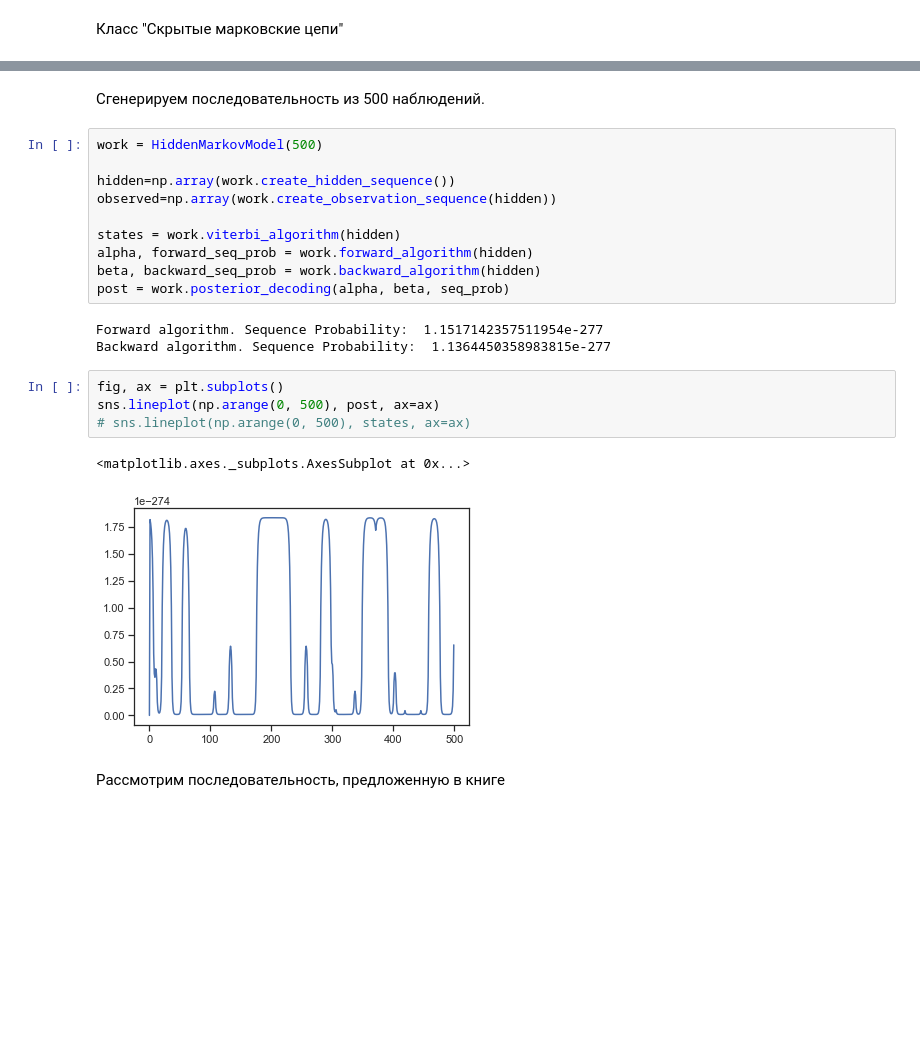
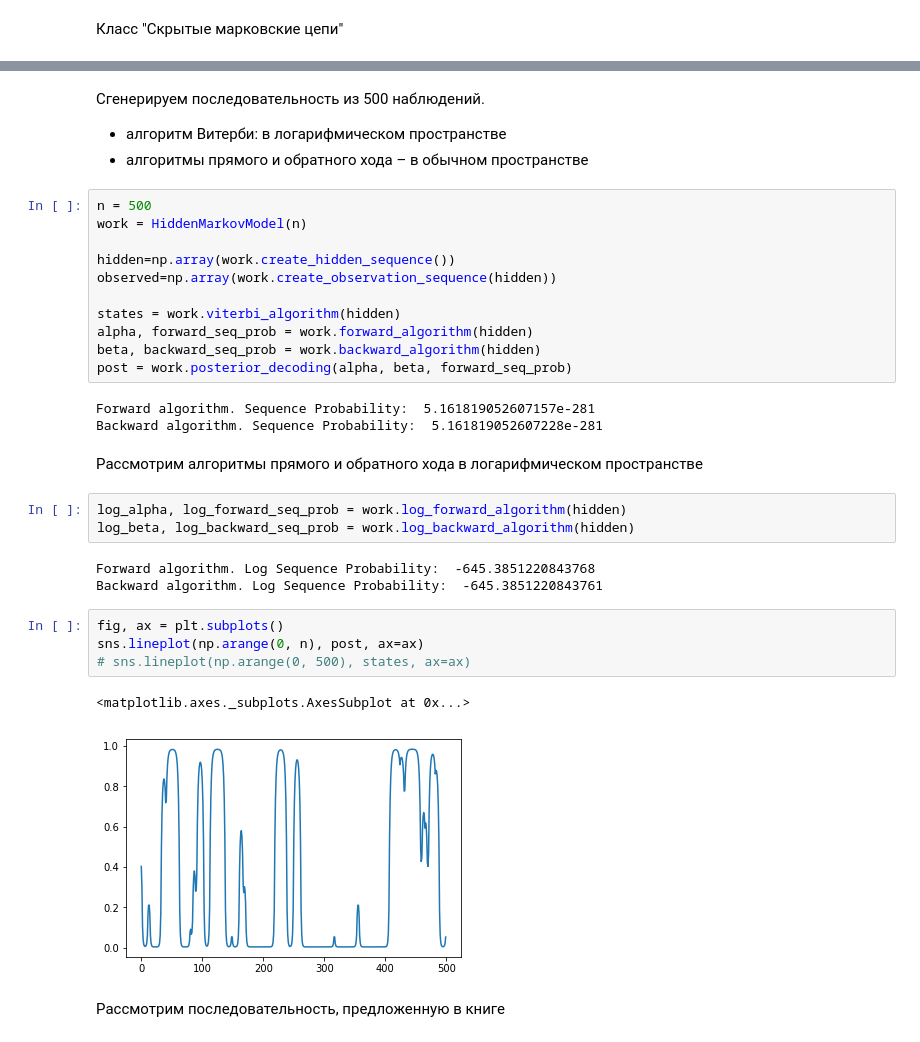
Before and after one commit to danswerin/HMM, a Jupyter notebook: HMM_DanilovaEA.ipynb, the cells around one changed output, grey strips where cells are left out. Cells and saved outputs as stored; diff of their text form; blank space fills up the shorter version.

```diff
--- a/HMM_DanilovaEA.ipynb
+++ b/HMM_DanilovaEA.ipynb
@@ -119,10 +194,13 @@ class HiddenMarkovModel:
         for i in range(length):
             out[i] = self.next_state(self.B[hidden_sequence[i]])
         return out
-# %% [markdown]
-Сгенерируем последовательность из 500 наблюдений.
+# %% [markdown]
+Сгенерируем последовательность из 500 наблюдений.
+- алгоритм Витерби: в логарифмическом пространстве
+- алгоритмы прямого и обратного хода – в обычном пространстве
 # %%
-work = HiddenMarkovModel(500)
+n = 500
+work = HiddenMarkovModel(n)
 
 hidden=np.array(work.create_hidden_sequence())
 observed=np.array(work.create_observation_sequence(hidden))
@@ -130,17 +208,25 @@ observed=np.array(work.create_observation_sequence(hidden))
 states = work.viterbi_algorithm(hidden)
 alpha, forward_seq_prob = work.forward_algorithm(hidden)
 beta, backward_seq_prob = work.backward_algorithm(hidden)
-post = work.posterior_decoding(alpha, beta, seq_prob)
+post = work.posterior_decoding(alpha, beta, forward_seq_prob)
 # %% [output]
-Forward algorithm. Sequence Probability:  1.1517142357511954e-277
-Backward algorithm. Sequence Probability:  1.1364450358983815e-277
+Forward algorithm. Sequence Probability:  5.161819052607157e-281
+Backward algorithm. Sequence Probability:  5.161819052607228e-281
+# %% [markdown]
+Рассмотрим алгоритмы прямого и обратного хода в логарифмическом пространстве
+# %%
+log_alpha, log_forward_seq_prob = work.log_forward_algorithm(hidden)
+log_beta, log_backward_seq_prob = work.log_backward_algorithm(hidden)
+# %% [output]
+Forward algorithm. Log Sequence Probability:  -645.3851220843768
+Backward algorithm. Log Sequence Probability:  -645.3851220843761
 # %%
 fig, ax = plt.subplots()
-sns.lineplot(np.arange(0, 500), post, ax=ax)
+sns.lineplot(np.arange(0, n), post, ax=ax)
 # sns.lineplot(np.arange(0, 500), states, ax=ax)
 # %% [output]
 <matplotlib.axes._subplots.AxesSubplot at 0x...>
-[figure, old version]
+[figure, new version]
 # %% [markdown]
 Рассмотрим последовательность, предложенную в книге
 # %%
```
Also changed, not shown: parts of 7 cells of this notebook.
